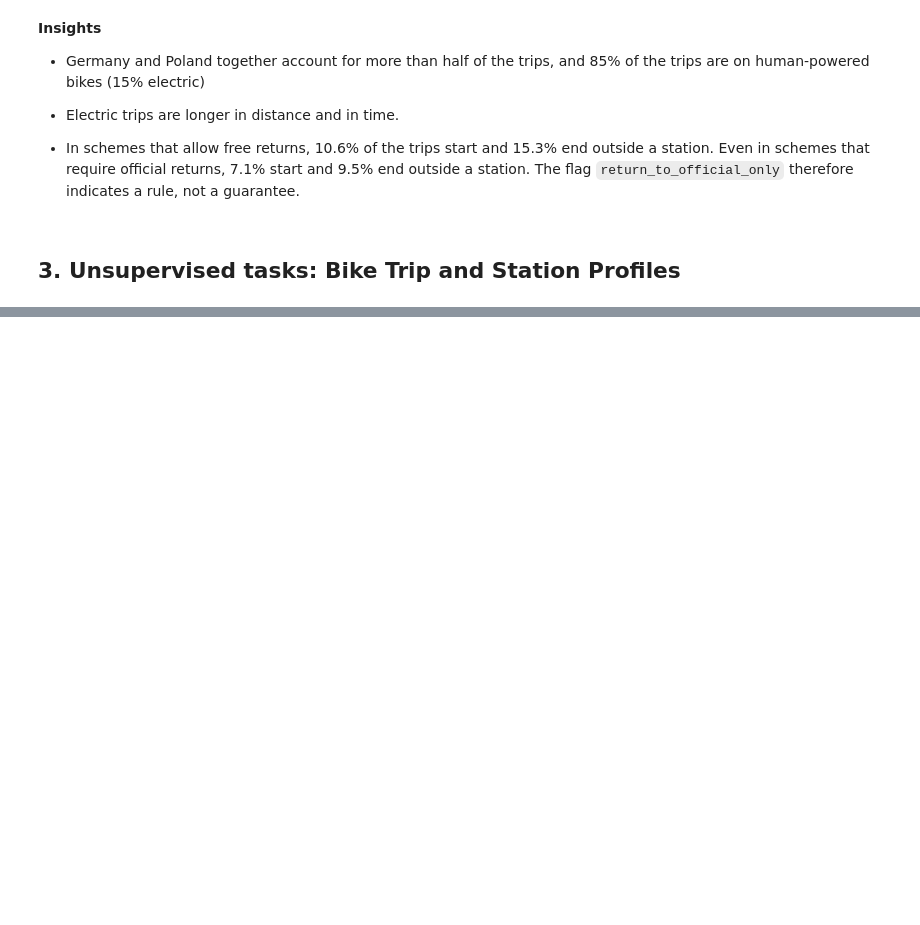
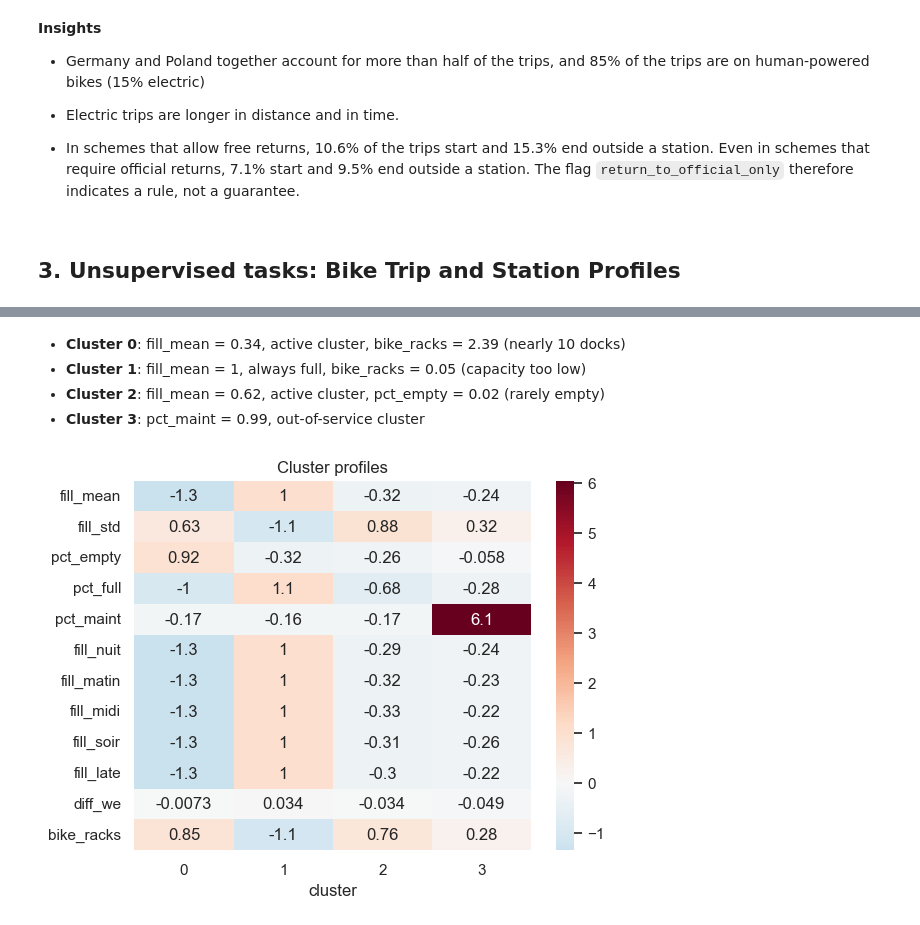
Before and after one commit to Memeel/ML_Challenge, a Jupyter notebook: notebook/FML_challenge.ipynb, the cells around one changed output, grey strips where cells are left out. Cells and saved outputs as stored; diff of their text form; code cells hidden in the pictures; blank space fills up the shorter version.

```diff
--- a/notebook/FML_challenge.ipynb
+++ b/notebook/FML_challenge.ipynb
@@ -2778,0 +1996,6 @@ if "unseen_metrics" in globals():
+# %%
+# if diff_we > 0, the station is more in demand during the weekend than during the rest of the week
+# if diff_we < 0, the station is more in demand on weekdays
+# else, similar usage all week long
+station_feat['diff_we'] = weekend_fill[True] - weekend_fill[False]
+station_feat
@@ -2778,0 +2017,6 @@ if "unseen_metrics" in globals():
+# %%
+station_feat = station_feat.join(STATION_INFO[['bike_racks', 'lon', 'lat']])
+#reduce the mean and std using log(x+1)
+#log1p can handle null values. And, the distribution  of "bike_racks" is asymetric: alot of meadum-sized station and few very large ones.
+# so we use log1p to bring the distribution closer to a more symmetrical form.
+station_feat['bike_racks'] = np.log1p(station_feat['bike_racks'])
@@ -2778,0 +2025,11 @@ if "unseen_metrics" in globals():
+# %%
+# lon and lat are not used for the clustering (only to draw the clusters)
+feat_cols = [c for c in station_feat.columns if c not in ['lon', 'lat']]
+print(feat_cols)
+X_stations = StandardScaler().fit_transform(station_feat[feat_cols].dropna())
+
+for k in range(2, 9):
+    # n_init=10: the algorithm restarts 10 times with different centers
+    km = KMeans(k, n_init=10, random_state=RANDOM_STATE).fit(X_stations)
+    # km.inertia_: sum of the squared distances between each station and the center of its cluster
+    print(k, silhouette_score(X_stations, km.labels_), km.inertia_)
@@ -2778,0 +2047,7 @@ if "unseen_metrics" in globals():
+# %%
+station_feat_ok = station_feat[feat_cols].dropna().copy()
+km_stations = KMeans(4, n_init=10, random_state=RANDOM_STATE).fit(X_stations)
+station_feat_ok['cluster'] = km_stations.labels_
+# Add lon and lat to draw the clusters
+station_feat_ok = station_feat_ok.join(station_feat[['lon', 'lat']])
+print(station_feat_ok['cluster'].value_counts().sort_index())
@@ -2778,0 +2079,14 @@ if "unseen_metrics" in globals():
+# %% [markdown]
+- **Cluster 0**: fill_mean = 0.34, active cluster, bike_racks = 2.39 (nearly 10 docks)
+- **Cluster 1**: fill_mean = 1, always full, bike_racks = 0.05 (capacity too low)
+- **Cluster 2**: fill_mean = 0.62, active cluster, pct_empty = 0.02 (rarely empty)
+- **Cluster 3**: pct_maint = 0.99, out-of-service cluster
+# %%
+# Standardized version
+cluster_profile_z = (pd.DataFrame(X_stations, columns=feat_cols, index=station_feat_ok.index)
+                     .groupby(station_feat_ok['cluster']).mean())
+sns.heatmap(cluster_profile_z.T, annot=True, cmap='RdBu_r', center=0)
+plt.title("Cluster profiles")
+plt.show()
+# %% [output]
+[figure, added]
```
Also changed, not shown: parts of 108 cells of this notebook.
